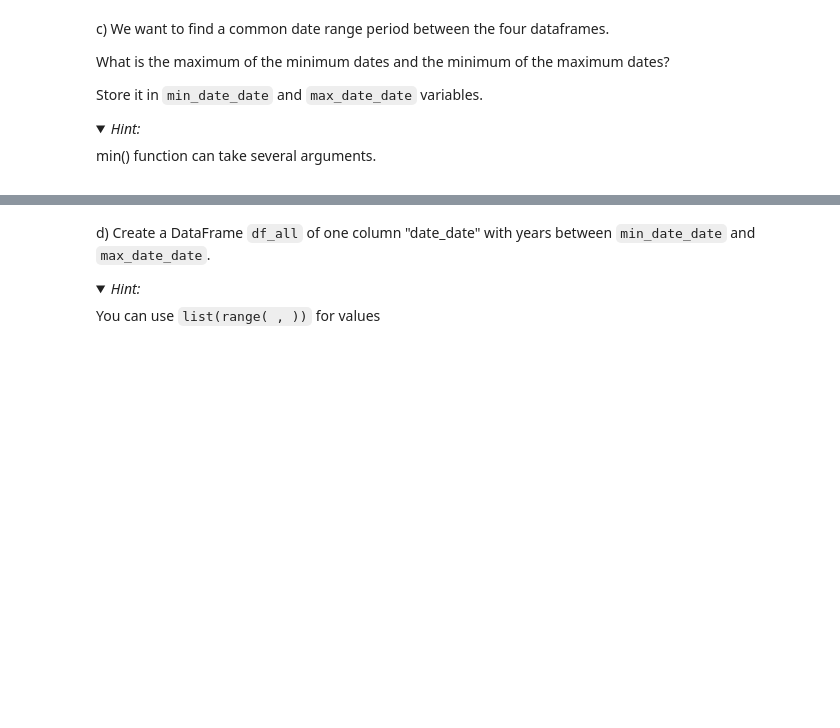
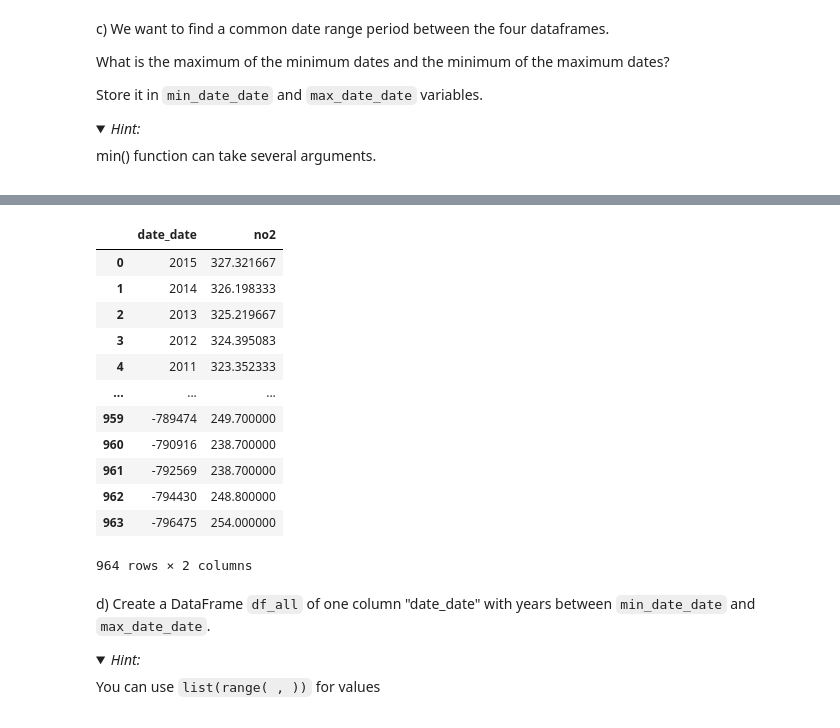
Before and after one commit to curabetnina99-a11y/KPI-Framework-ToyStore, a Jupyter notebook: 35_CO2_vs_temperature_Challenge.ipynb, the cells around one changed output, grey strips where cells are left out. Saved outputs shown, nothing was run; the diff lists cells and outputs as text; code cells hidden in the pictures; folded sections open; blank space fills up the shorter version.

```diff
--- a/35_CO2_vs_temperature_Challenge.ipynb
+++ b/35_CO2_vs_temperature_Challenge.ipynb
@@ -34,0 +71,16 @@ min() function can take several arguments.
+# %%
+no2
+# %% [output]
+|  | date_date | no2 |
+| 0 | 2015 | 327.321667 |
+| 1 | 2014 | 326.198333 |
+| 2 | 2013 | 325.219667 |
+| 3 | 2012 | 324.395083 |
+| 4 | 2011 | 323.352333 |
+| ... | ... | ... |
+| 959 | -789474 | 249.700000 |
+| 960 | -790916 | 238.700000 |
+| 961 | -792569 | 238.700000 |
+| 962 | -794430 | 248.800000 |
+| 963 | -796475 | 254.000000 |
+964 rows × 2 columns
```
Also changed, not shown: parts of 15 cells of this notebook.
